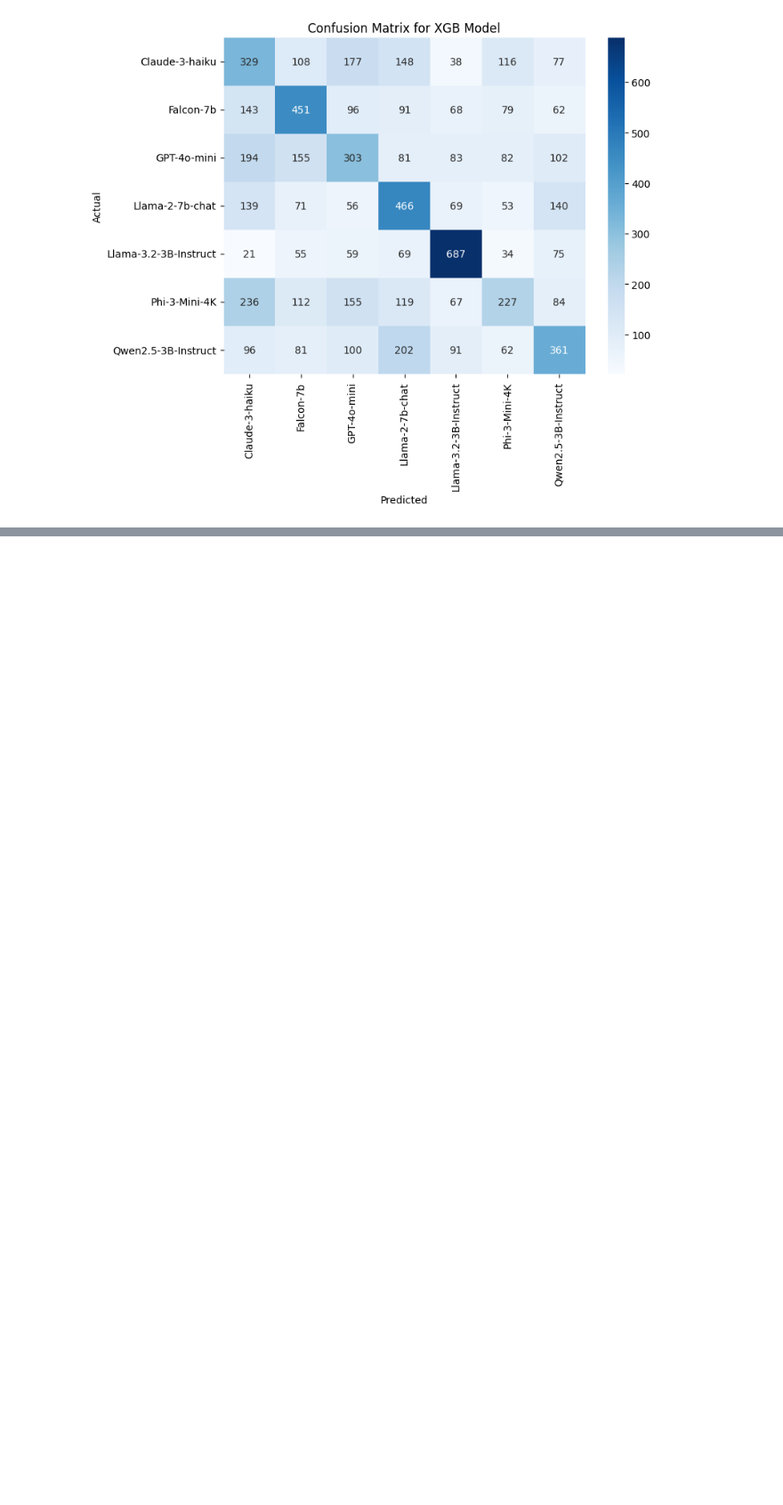
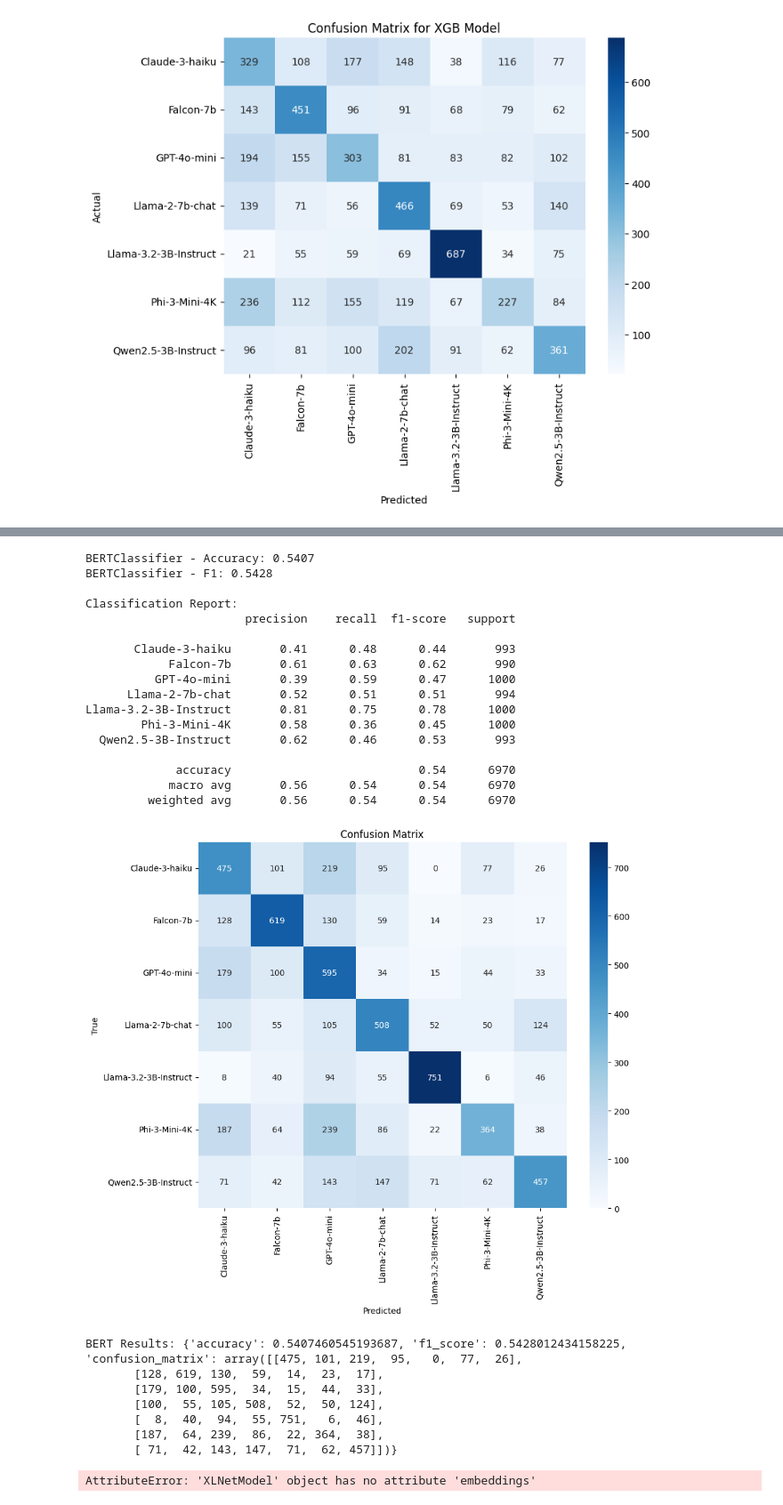
Before and after one commit to flametom/PSU_CSE584_Midterm, a Jupyter notebook: main.ipynb, the cells around one changed output, grey strips where cells are left out. Shown at 89% size. Saved outputs shown, nothing was run; the diff lists cells and outputs as text; code cells hidden in the pictures; blank space fills up the shorter version.

```diff
--- a/main.ipynb
+++ b/main.ipynb
@@ -605,0 +779,23 @@ SWAP 사용률: 0.0%
+# %%
+from Model_Evaluation.load_and_preprocess import load_and_preprocess_data, preprocess_data, create_data_loaders, TextDataset
+import numpy as np
+import random
+
+# SEED FIXED
+SEED = 20241006
+np.random.seed(SEED)
+random.seed(SEED)
+
+file_paths = ['DataSet/X_ij_samples_5k_Claude-3-haiku.csv',
+              'DataSet/X_ij_samples_5k_Falcon-7b.csv',
+              'DataSet/X_ij_samples_5k_Qwen2.5-3B-Instruct.csv',
+              'DataSet/X_ij_samples_5k_GPT-4o-mini.csv',
+              'DataSet/X_ij_samples_5k_Llama-3.2-3B-Instruct.csv',
+              'DataSet/X_ij_samples_5k_Llama-2-7b-chat.csv',
+              'DataSet/X_ij_samples_5k_Phi-3-Mini-4K.csv']
+
+X_train, X_test, X_val, y_train, y_test, y_val, label_encoder, combined_df, combined_df_temp = load_and_preprocess_data(file_paths)
+
+# Merge train set and Val set for base models...
+X_train_val = X_train + X_val
+y_train_val = np.concatenate((y_train, y_val))
@@ -605,0 +836,21 @@ SWAP 사용률: 0.0%
+# %%
+from Model_Evaluation.DL_train_and_eval import train_and_evaluate
+from Model_Evaluation.Encoder_only_Classifier import BERTClassifier, XLNetClassifier, RoBERTaClassifier, DeBERTaV3Classifier
+from transformers import BertModel, BertTokenizer
+from transformers import RobertaModel, RobertaTokenizer
+from transformers import XLNetModel, XLNetTokenizer
+from transformers import DebertaModel, DebertaV2Model, DebertaTokenizer, DebertaV2Tokenizer
+
+max_len=128
+batch_size=32
+num_epochs=20
+patience=5
+save_model_flag = False
+# %%
+Bert_tokenizer = BertTokenizer.from_pretrained('bert-base-uncased')
+bert_results = train_and_evaluate(BERTClassifier,
+                                  X_train, X_val, X_test, y_train, y_val, y_test, label_encoder,
+                                  Bert_tokenizer,
+                                  max_len, batch_size, num_epochs, patience, save_model_flag = False)
+print("BERT Results:", bert_results)
+# %% [output]
@@ -605,0 +866,26 @@ SWAP 사용률: 0.0%
+BERTClassifier - Accuracy: 0.5407
+BERTClassifier - F1: 0.5428
+
+Classification Report:
+                       precision    recall  f1-score   support
+
+       Claude-3-haiku       0.41      0.48      0.44       993
+            Falcon-7b       0.61      0.63      0.62       990
+          GPT-4o-mini       0.39      0.59      0.47      1000
+      Llama-2-7b-chat       0.52      0.51      0.51       994
+Llama-3.2-3B-Instruct       0.81      0.75      0.78      1000
+        Phi-3-Mini-4K       0.58      0.36      0.45      1000
+  Qwen2.5-3B-Instruct       0.62      0.46      0.53       993
+
+             accuracy                           0.54      6970
+            macro avg       0.56      0.54      0.54      6970
+         weighted avg       0.56      0.54      0.54      6970
+[figure, added]
+BERT Results: {'accuracy': 0.5407460545193687, 'f1_score': 0.5428012434158225, 'confusion_matrix': array([[475, 101, 219,  95,   0,  77,  26],
+       [128, 619, 130,  59,  14,  23,  17],
+       [179, 100, 595,  34,  15,  44,  33],
+       [100,  55, 105, 508,  52,  50, 124],
+       [  8,  40,  94,  55, 751,   6,  46],
+       [187,  64, 239,  86,  22, 364,  38],
+       [ 71,  42, 143, 147,  71,  62, 457]])}
+AttributeError: 'XLNetModel' object has no attribute 'embeddings'
```
Also changed, not shown: parts of 16 cells of this notebook, 5 other files.
